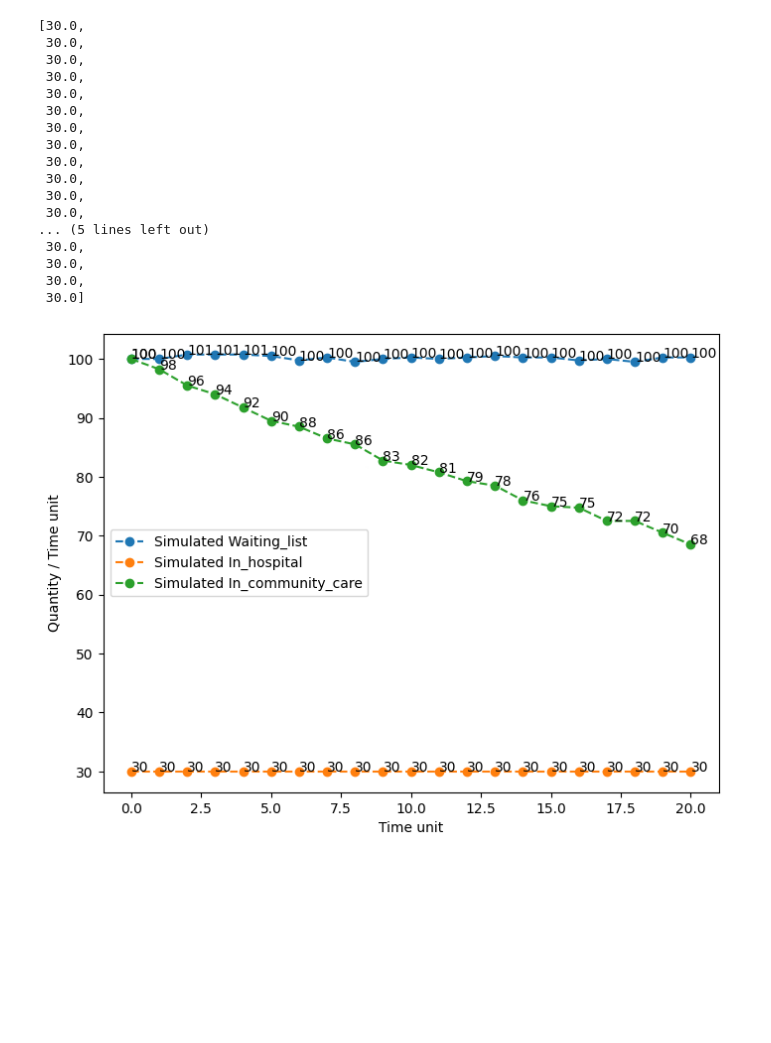
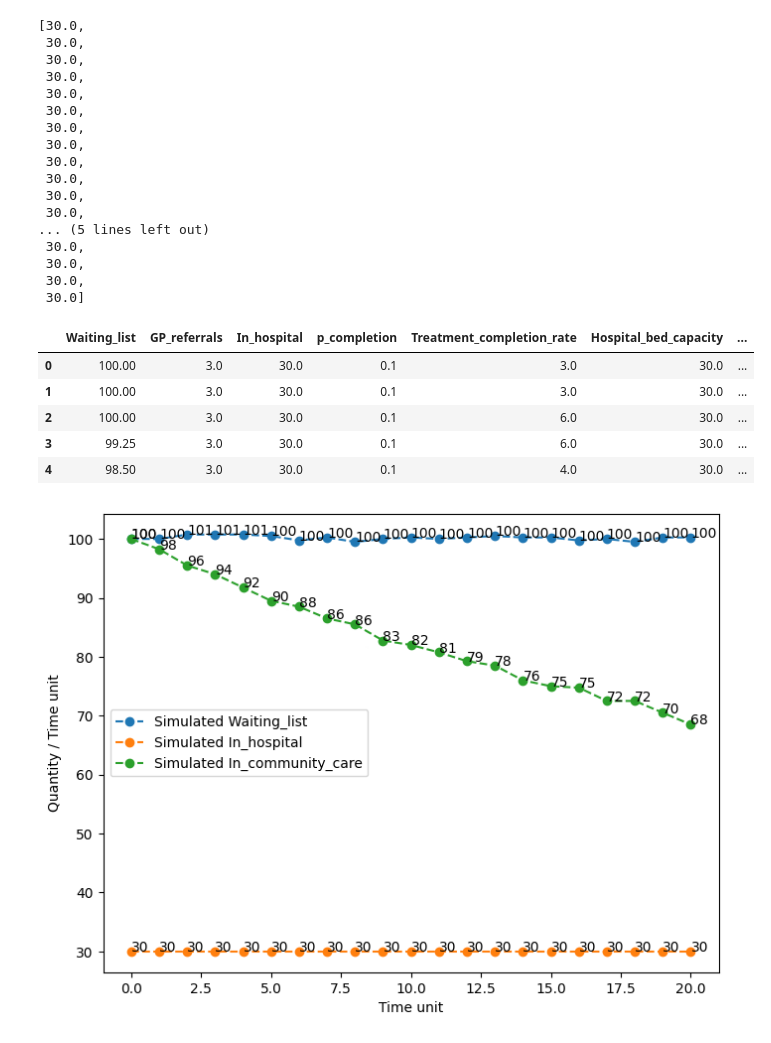
Before and after one commit to ReallyUsefulModels/Elective_Recovery_Model, a Jupyter notebook: Elective_Recovery.ipynb, the cells around one changed output. Cells and saved outputs as stored; diff of their text form; code cells hidden in the pictures; blank space fills up the shorter version.

```diff
--- a/Elective_Recovery.ipynb
+++ b/Elective_Recovery.ipynb
@@ -62,6 +62,18 @@ df_patient_flow['In_hospital']
  30.0,
  30.0,
  30.0]
+# %%
+# To turn it into a dataframe (if needed)
+
+dataframe = pd.DataFrame(df_patient_flow)
+dataframe.head()
+# %% [output]
+|  | Waiting_list | GP_referrals | In_hospital | p_completion | Treatment_completion_rate | Hospital_bed_capacity | ... |
+| 0 | 100.00 | 3.0 | 30.0 | 0.1 | 3.0 | 30.0 | ... |
+| 1 | 100.00 | 3.0 | 30.0 | 0.1 | 3.0 | 30.0 | ... |
+| 2 | 100.00 | 3.0 | 30.0 | 0.1 | 6.0 | 30.0 | ... |
+| 3 | 99.25 | 3.0 | 30.0 | 0.1 | 6.0 | 30.0 | ... |
+| 4 | 98.50 | 3.0 | 30.0 | 0.1 | 4.0 | 30.0 | ... |
 # %%
 # Time Series Plotting
 
```
Also changed, not shown: parts of 1 cell of this notebook, 39 other files.
